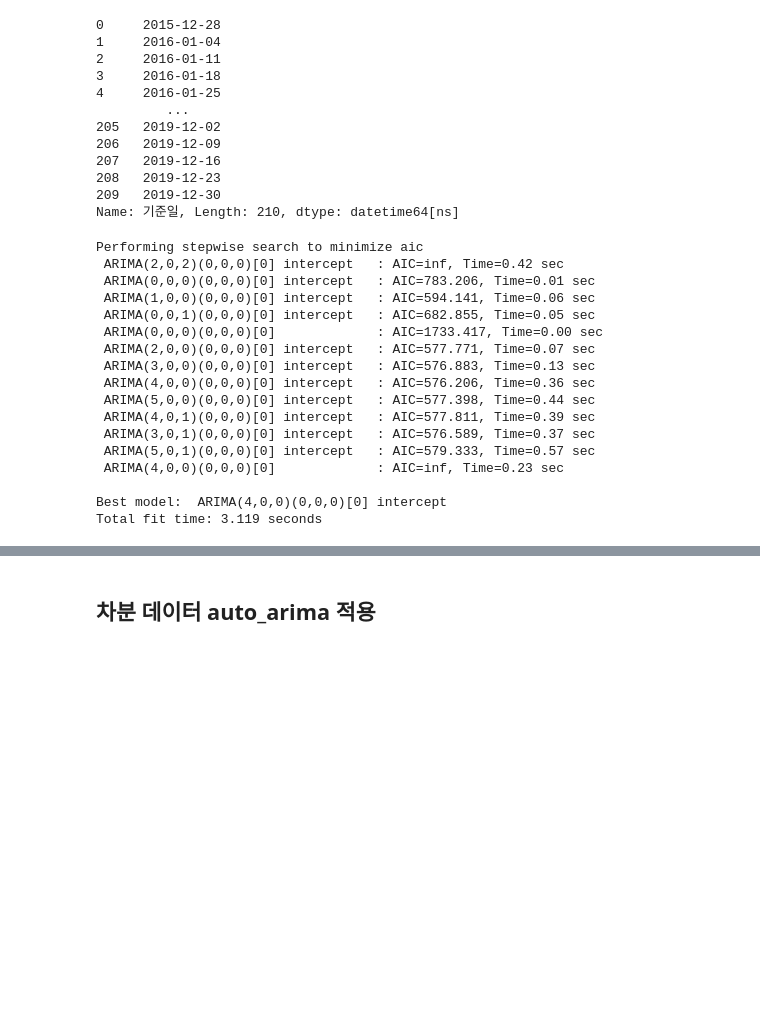
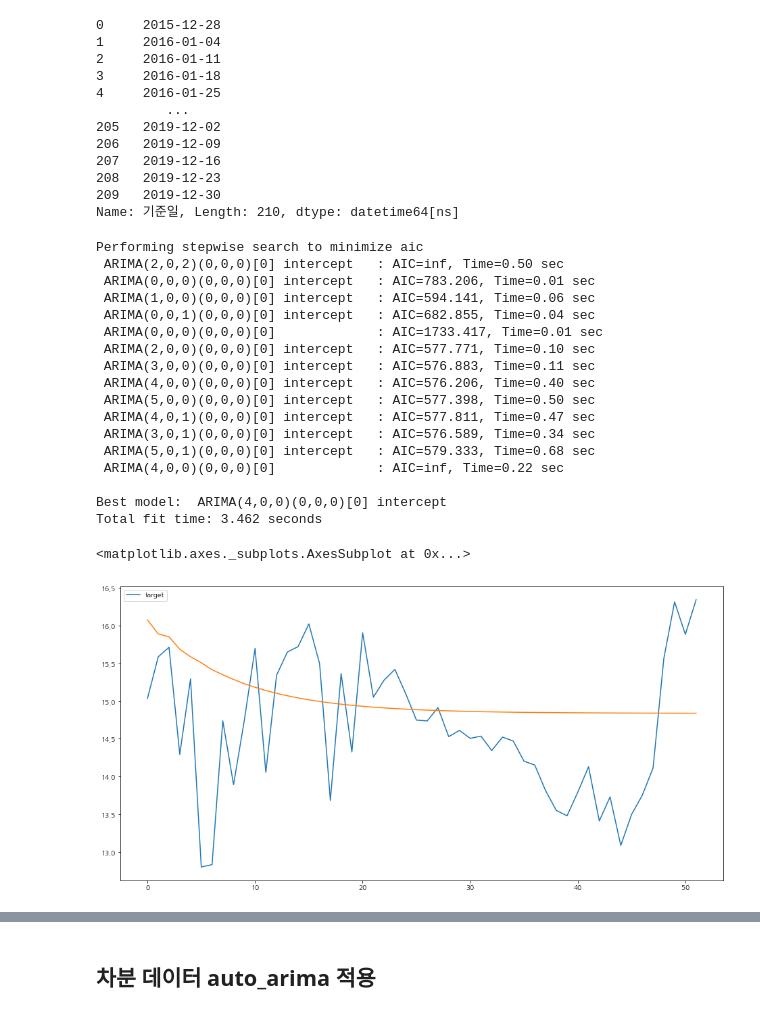
Before and after one commit to qkrwjdduf159/BigContest, a Jupyter notebook: 연어 EDA.ipynb, the cells around one changed output, grey strips where cells are left out. Drawn from its saved outputs; the diff is of its cells as text; code cells hidden in the pictures; blank space fills up the shorter version.

Commit message:
시계열 적용
ARIMA model apply

```diff
--- a/연어 EDA.ipynb
+++ b/연어 EDA.ipynb
@@ -1147,28 +1124,37 @@ test = data[data['기준일'] > '2019']
 # %%
 test_df = test[test['기준일'] < '2019-02']
 # %%
+# auto_arima 모듈 불러오기
 import pmdarima as pm
 from pmdarima import auto_arima
 
+# 2019년을 test로 했을 때를 확인해 보자.
 model_ar = auto_arima(data['target'], trace = True, error_action = 'ignore', suppress_warnings = True)
 model_ar.fit(data['target'])
-forecast = model_ar.predict(n_periods = test_df.shape[0])
+forecast = model_ar.predict(n_periods = test.shape[0])
+
+# 대체 넌 뭘 맞추려고 노력하는거니...?
+plt.figure(figsize = (16,8))
+sns.lineplot(data = test.reset_index(drop = True))
+sns.lineplot(data = forecast)
 # %% [output]
 Performing stepwise search to minimize aic
- ARIMA(2,0,2)(0,0,0)[0] intercept   : AIC=inf, Time=0.42 sec
+ ARIMA(2,0,2)(0,0,0)[0] intercept   : AIC=inf, Time=0.50 sec
  ARIMA(0,0,0)(0,0,0)[0] intercept   : AIC=783.206, Time=0.01 sec
  ARIMA(1,0,0)(0,0,0)[0] intercept   : AIC=594.141, Time=0.06 sec
- ARIMA(0,0,1)(0,0,0)[0] intercept   : AIC=682.855, Time=0.05 sec
- ARIMA(0,0,0)(0,0,0)[0]             : AIC=1733.417, Time=0.00 sec
- ARIMA(2,0,0)(0,0,0)[0] intercept   : AIC=577.771, Time=0.07 sec
- ARIMA(3,0,0)(0,0,0)[0] intercept   : AIC=576.883, Time=0.13 sec
- ARIMA(4,0,0)(0,0,0)[0] intercept   : AIC=576.206, Time=0.36 sec
- ARIMA(5,0,0)(0,0,0)[0] intercept   : AIC=577.398, Time=0.44 sec
- ARIMA(4,0,1)(0,0,0)[0] intercept   : AIC=577.811, Time=0.39 sec
- ARIMA(3,0,1)(0,0,0)[0] intercept   : AIC=576.589, Time=0.37 sec
- ARIMA(5,0,1)(0,0,0)[0] intercept   : AIC=579.333, Time=0.57 sec
- ARIMA(4,0,0)(0,0,0)[0]             : AIC=inf, Time=0.23 sec
+ ARIMA(0,0,1)(0,0,0)[0] intercept   : AIC=682.855, Time=0.04 sec
+ ARIMA(0,0,0)(0,0,0)[0]             : AIC=1733.417, Time=0.01 sec
+ ARIMA(2,0,0)(0,0,0)[0] intercept   : AIC=577.771, Time=0.10 sec
+ ARIMA(3,0,0)(0,0,0)[0] intercept   : AIC=576.883, Time=0.11 sec
+ ARIMA(4,0,0)(0,0,0)[0] intercept   : AIC=576.206, Time=0.40 sec
+ ARIMA(5,0,0)(0,0,0)[0] intercept   : AIC=577.398, Time=0.50 sec
+ ARIMA(4,0,1)(0,0,0)[0] intercept   : AIC=577.811, Time=0.47 sec
+ ARIMA(3,0,1)(0,0,0)[0] intercept   : AIC=576.589, Time=0.34 sec
+ ARIMA(5,0,1)(0,0,0)[0] intercept   : AIC=579.333, Time=0.68 sec
+ ARIMA(4,0,0)(0,0,0)[0]             : AIC=inf, Time=0.22 sec
 
 Best model:  ARIMA(4,0,0)(0,0,0)[0] intercept
-Total fit time: 3.119 seconds
+Total fit time: 3.462 seconds
+<matplotlib.axes._subplots.AxesSubplot at 0x...>
+[figure, added]
 # %%
```
Also changed, not shown: parts of 21 cells of this notebook.
